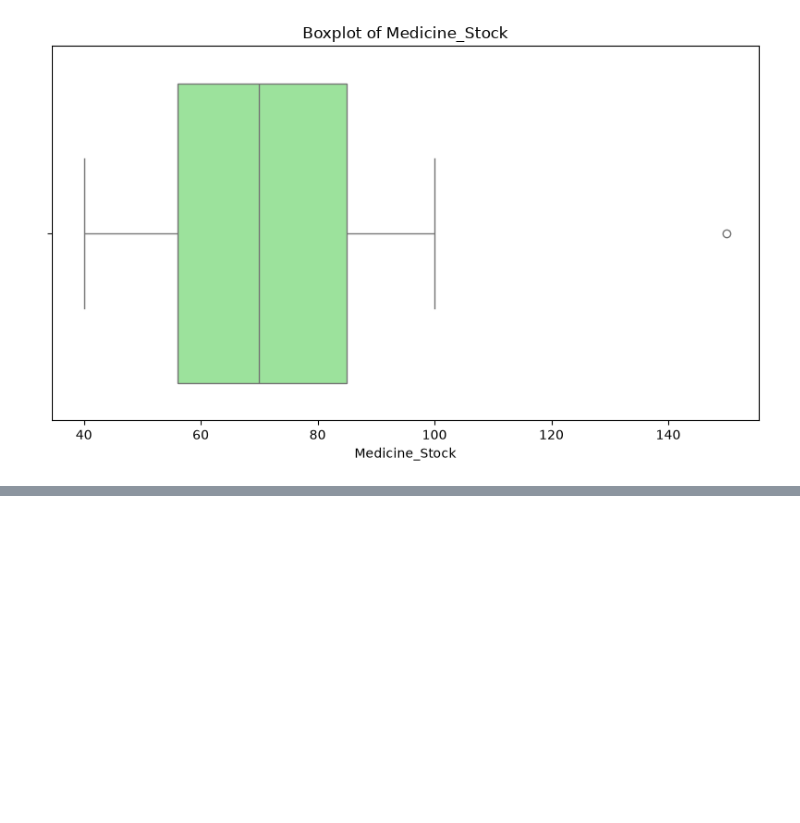
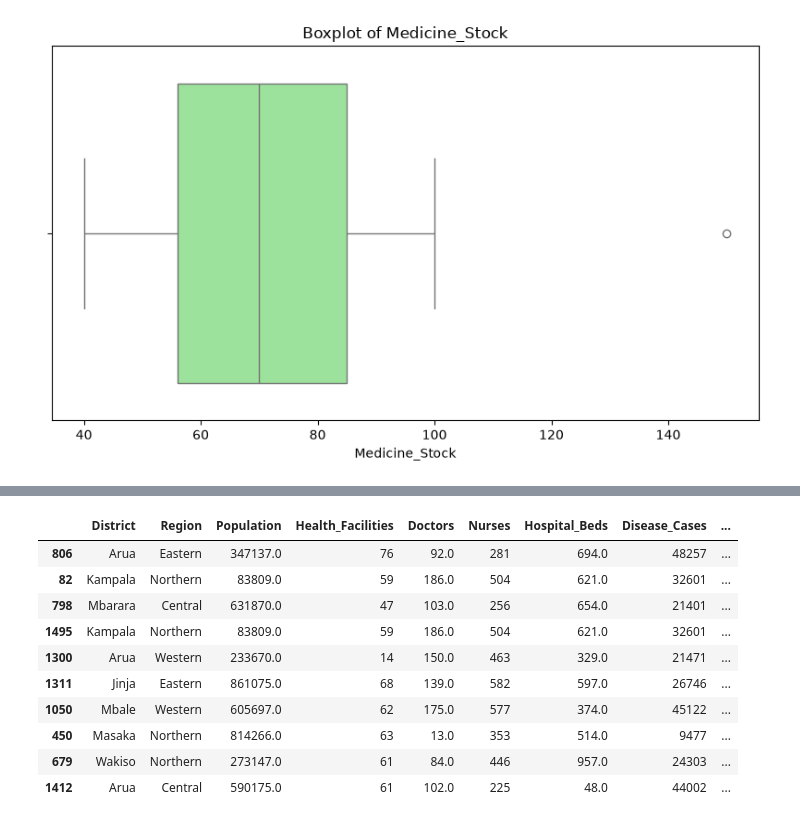
Before and after one commit to Nandrog/Health_Resource_Allocation_Modal, a Jupyter notebook: Health_Resource_Allocation_Model.ipynb, the cells around one changed output, grey strips where cells are left out. Drawn from its saved outputs; the diff is of its cells as text; code cells hidden in the pictures; blank space fills up the shorter version.

```diff
--- a/Health_Resource_Allocation_Model.ipynb
+++ b/Health_Resource_Allocation_Model.ipynb
@@ -240,0 +240,16 @@ for col in cols_to_impute:
+# %%
+
+# Lowest medicine stock - could signal districts at risk of shortages
+df.sort_values("Medicine_Stock").head(10)
+# %% [output]
+|  | District | Region | Population | Health_Facilities | Doctors | Nurses | Hospital_Beds | Disease_Cases | ... |
+| 806 | Arua | Eastern | 347137.0 | 76 | 92.0 | 281 | 694.0 | 48257 | ... |
+| 82 | Kampala | Northern | 83809.0 | 59 | 186.0 | 504 | 621.0 | 32601 | ... |
+| 798 | Mbarara | Central | 631870.0 | 47 | 103.0 | 256 | 654.0 | 21401 | ... |
+| 1495 | Kampala | Northern | 83809.0 | 59 | 186.0 | 504 | 621.0 | 32601 | ... |
+| 1300 | Arua | Western | 233670.0 | 14 | 150.0 | 463 | 329.0 | 21471 | ... |
+| 1311 | Jinja | Eastern | 861075.0 | 68 | 139.0 | 582 | 597.0 | 26746 | ... |
+| 1050 | Mbale | Western | 605697.0 | 62 | 175.0 | 577 | 374.0 | 45122 | ... |
+| 450 | Masaka | Northern | 814266.0 | 63 | 13.0 | 353 | 514.0 | 9477 | ... |
+| 679 | Wakiso | Northern | 273147.0 | 61 | 84.0 | 446 | 957.0 | 24303 | ... |
+| 1412 | Arua | Central | 590175.0 | 61 | 102.0 | 225 | 48.0 | 44002 | ... |
```
Also changed, not shown: parts of 5 cells of this notebook, 1 other file.
